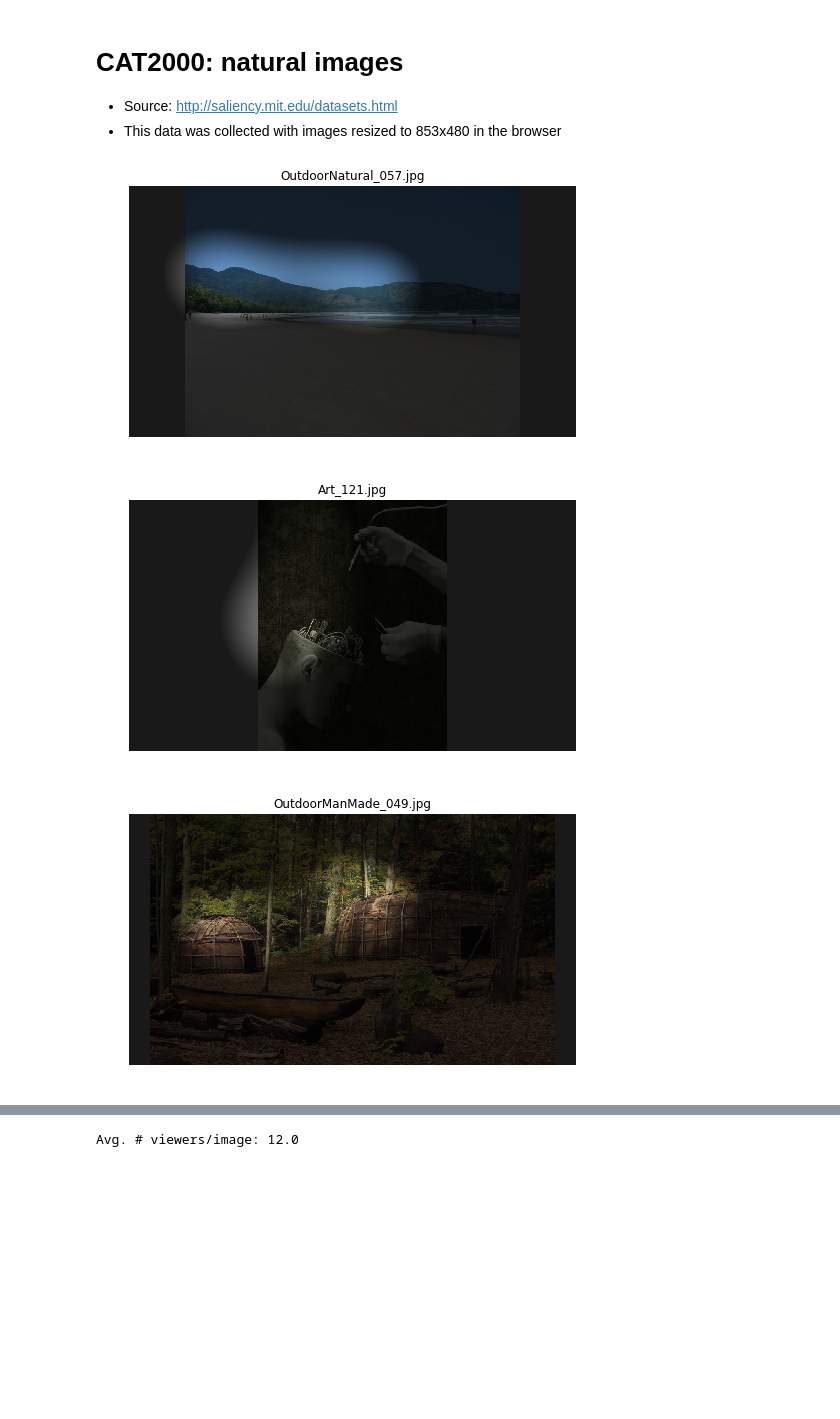
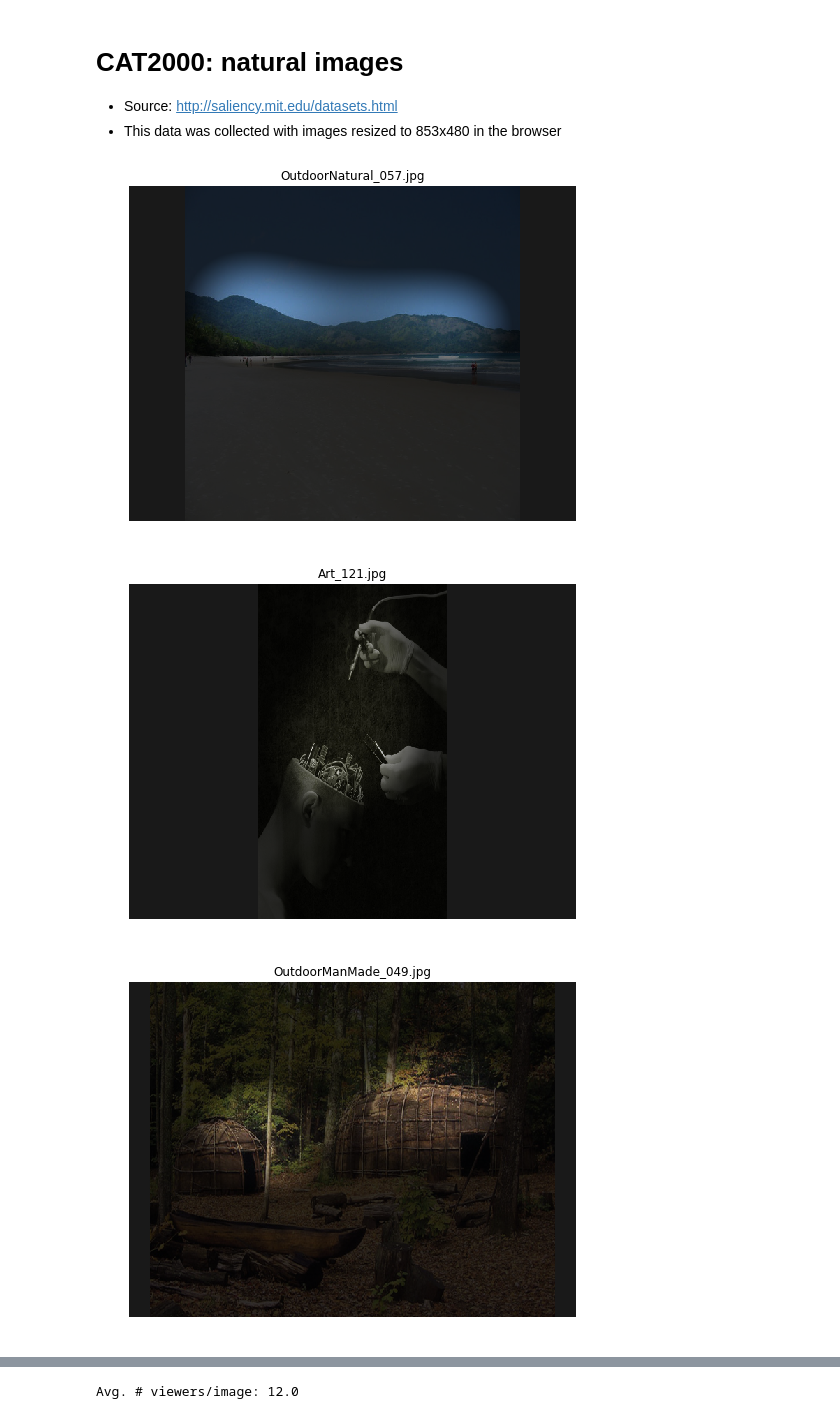
Before and after one commit to turkeyes/turkeyes-data-vis, a Jupyter notebook: plot_BubbleView_data.ipynb, the cells around one changed output, grey strips where cells are left out. Drawn from its saved outputs; the diff is of its cells as text; code cells hidden in the pictures; blank space fills up the shorter version.

Commit message:
fixing scale for BubbleView

```diff
--- a/plot_BubbleView_data.ipynb
+++ b/plot_BubbleView_data.ipynb
@@ -71,11 +73,11 @@ with open('BubbleView_CAT2000.pickle', 'rb') as curfile:
     raw_data = pickle.load(curfile)
 bubble_data = convert_bubble_data(raw_data)
 # %%
-RESIZE = (853,480)
+RESIZE = (640,480)
 imdir = '../local_dataset/CAT2000_images/'# CHANGE THIS
 # by downloading the images from here: http://attent-methods.scripts.mit.edu/datasets/CAT2000_images.zip
-visualize_attention(bubble_data, plotN=5, plottype=3,resize = RESIZE)
+visualize_attention(bubble_data, plotN=5, plottype=3, resize= RESIZE)
 # %% [output]
-[figure, old version]
+[figure, new version]
-[figure, old version]
+[figure, new version]
-[figure, old version]
+[figure, new version]
```
Also changed, not shown: parts of 2 cells of this notebook.
